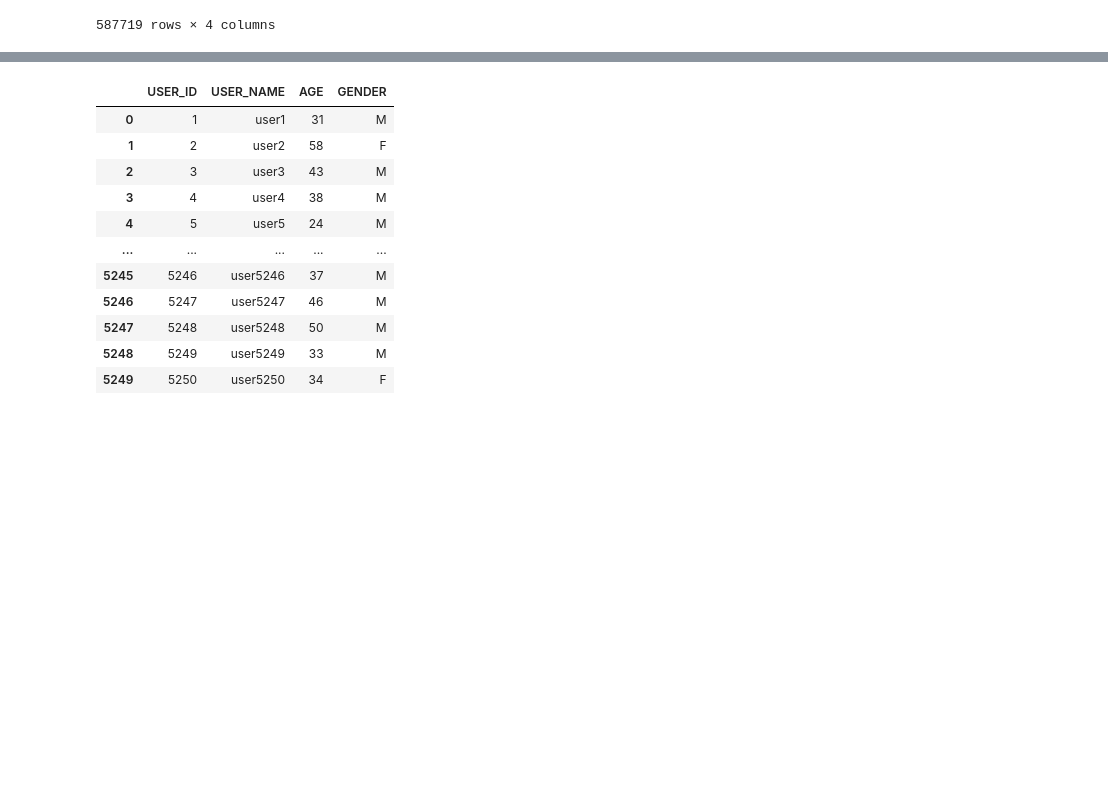
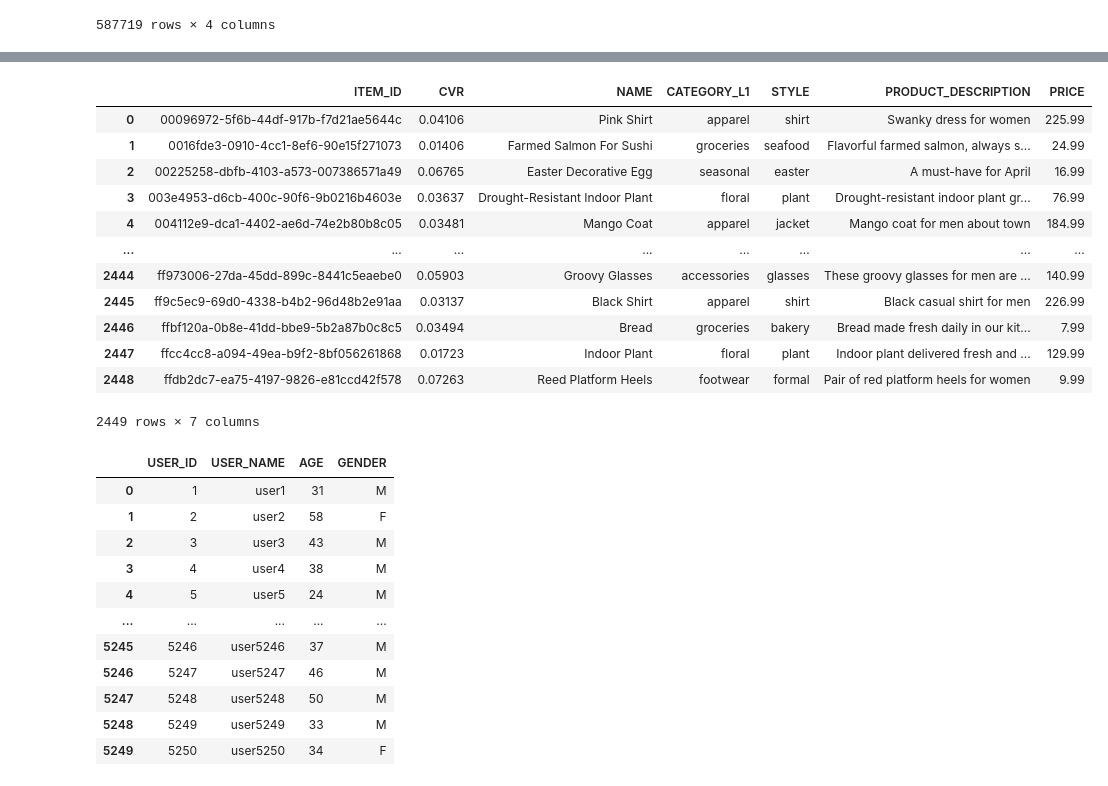
Before and after one commit to jesamkim/amazon-personalize-cvr, a Jupyter notebook: code/4.upload_dataset_to_s3.ipynb, the cells around one changed output, grey strips where cells are left out. Saved outputs shown, nothing was run; the diff lists cells and outputs as text; code cells hidden in the pictures; blank space fills up the shorter version.

```diff
--- a/code/4.upload_dataset_to_s3.ipynb
+++ b/code/4.upload_dataset_to_s3.ipynb
@@ -58,3 +58,19 @@ items_df
+# %%
+items_cvr_df
+# %% [output]
+|  | ITEM_ID | CVR | NAME | CATEGORY_L1 | STYLE | PRODUCT_DESCRIPTION | PRICE |
+| 0 | 00096972-5f6b-44df-917b-f7d21ae5644c | 0.04106 | Pink Shirt | apparel | shirt | Swanky dress for women | 225.99 |
+| 1 | 0016fde3-0910-4cc1-8ef6-90e15f271073 | 0.01406 | Farmed Salmon For Sushi | groceries | seafood | Flavorful farmed salmon, always s... | 24.99 |
+| 2 | 00225258-dbfb-4103-a573-007386571a49 | 0.06765 | Easter Decorative Egg | seasonal | easter | A must-have for April | 16.99 |
+| 3 | 003e4953-d6cb-400c-90f6-9b0216b4603e | 0.03637 | Drought-Resistant Indoor Plant | floral | plant | Drought-resistant indoor plant gr... | 76.99 |
+| 4 | 004112e9-dca1-4402-ae6d-74e2b80b8c05 | 0.03481 | Mango Coat | apparel | jacket | Mango coat for men about town | 184.99 |
+| ... | ... | ... | ... | ... | ... | ... | ... |
+| 2444 | ff973006-27da-45dd-899c-8441c5eaebe0 | 0.05903 | Groovy Glasses | accessories | glasses | These groovy glasses for men are ... | 140.99 |
+| 2445 | ff9c5ec9-69d0-4338-b4b2-96d48b2e91aa | 0.03137 | Black Shirt | apparel | shirt | Black casual shirt for men | 226.99 |
+| 2446 | ffbf120a-0b8e-41dd-bbe9-5b2a87b0c8c5 | 0.03494 | Bread | groceries | bakery | Bread made fresh daily in our kit... | 7.99 |
+| 2447 | ffcc4cc8-a094-49ea-b9f2-8bf056261868 | 0.01723 | Indoor Plant | floral | plant | Indoor plant delivered fresh and ... | 129.99 |
+| 2448 | ffdb2dc7-ea75-4197-9826-e81ccd42f578 | 0.07263 | Reed Platform Heels | footwear | formal | Pair of red platform heels for women | 9.99 |
+2449 rows × 7 columns
 # %%
 users_df
 # %% [output]
```
Also changed, not shown: parts of 17 cells of this notebook, 2 other files.
